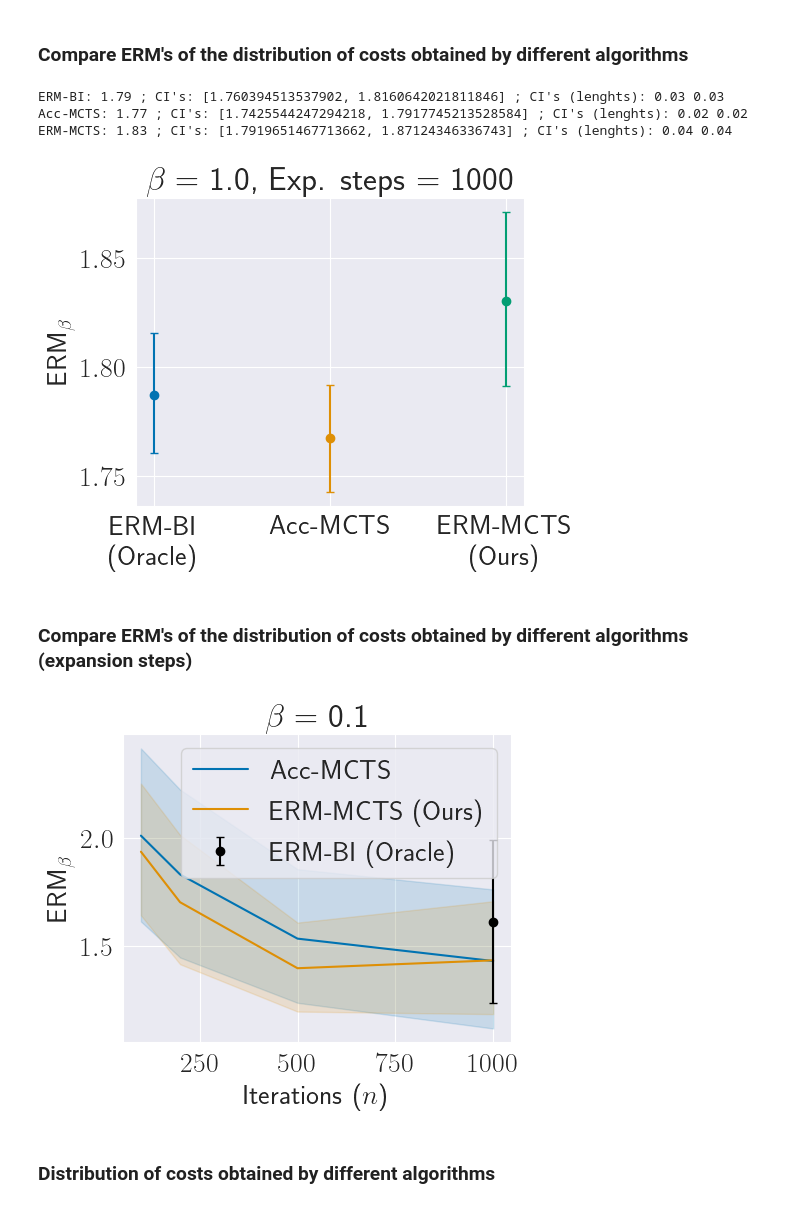
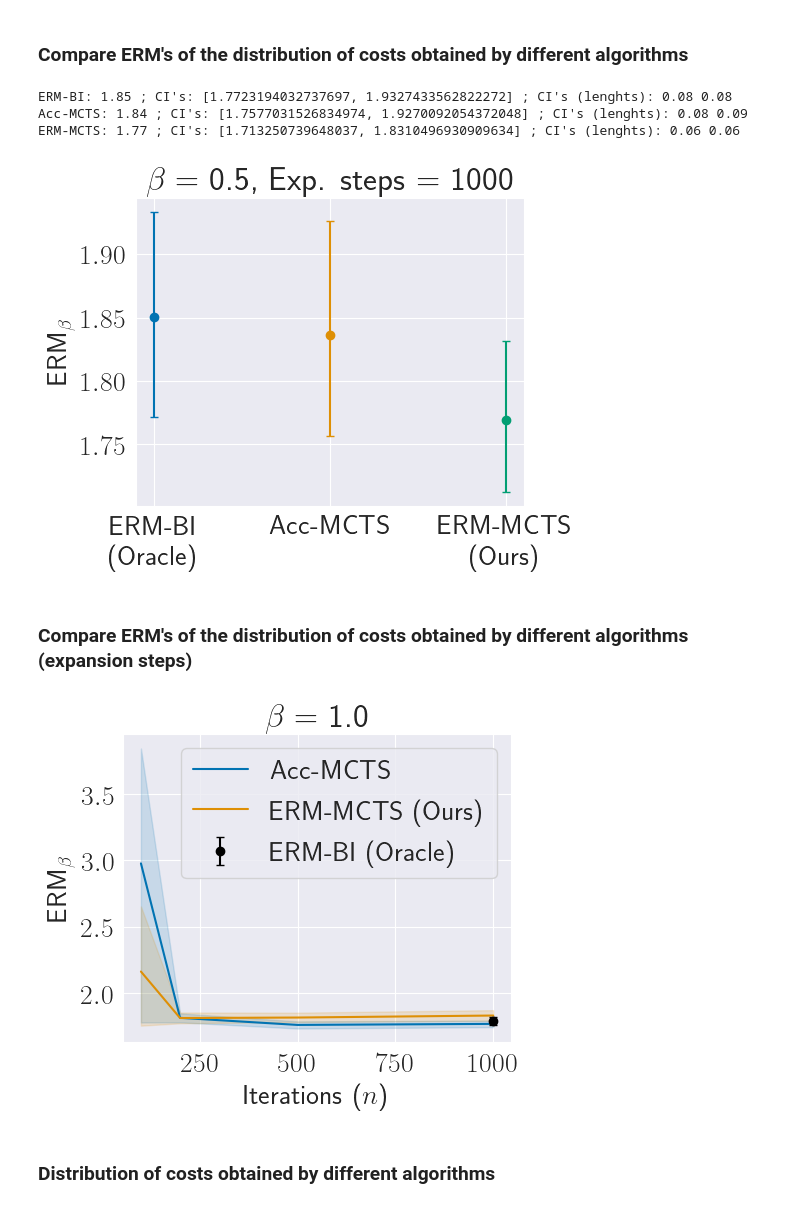
Before and after one commit to PPSantos/risk-aware-mcts, a Jupyter notebook: MDP-4-exps.ipynb, the cells around one changed output. Drawn from its saved outputs; the diff is of its cells as text; code cells hidden in the pictures.

```diff
--- a/erm_mcts.ipynb
+++ b/MDP-4-exps.ipynb
@@ -159,7 +157,7 @@ for erm_beta, erm_bi_path in erm_bi_paths.items():
 # %% [markdown]
 ### Compare ERM's of the distribution of costs obtained by different algorithms
 # %%
-erm_beta_to_plot = 1.0
+erm_beta_to_plot = 0.5
 exp_steps_to_plot = 1_000
 
 plt.figure(figsize=(5.0, 4.0))
@@ -212,14 +210,14 @@ plt.ylabel(r"ERM$_\beta$")
 # plt.savefig(f'figs/{mdp_name}_plot2.pdf', bbox_inches='tight', pad_inches=0)
 plt.show()
 # %% [output]
-ERM-BI: 1.79 ; CI's: [1.760394513537902, 1.8160642021811846] ; CI's (lenghts): 0.03 0.03
-Acc-MCTS: 1.77 ; CI's: [1.7425544247294218, 1.7917745213528584] ; CI's (lenghts): 0.02 0.02
-ERM-MCTS: 1.83 ; CI's: [1.7919651467713662, 1.87124346336743] ; CI's (lenghts): 0.04 0.04
+ERM-BI: 1.85 ; CI's: [1.7723194032737697, 1.9327433562822272] ; CI's (lenghts): 0.08 0.08
+Acc-MCTS: 1.84 ; CI's: [1.7577031526834974, 1.9270092054372048] ; CI's (lenghts): 0.08 0.09
+ERM-MCTS: 1.77 ; CI's: [1.713250739648037, 1.8310496930909634] ; CI's (lenghts): 0.06 0.06
-[figure, old version]
+[figure, new version]
 # %% [markdown]
 ### Compare ERM's of the distribution of costs obtained by different algorithms (expansion steps)
 # %%
-erm_beta_to_plot = 0.1
+erm_beta_to_plot = 1.0
 exp_steps_to_plot = [100, 200, 500, 1_000]
 
 fig, ax = plt.subplots(figsize=(5.0, 4.0))
@@ -244,34 +242,34 @@ p = plt.plot(exp_steps_to_plot, ys, label="ERM-MCTS (Ours)")
 cis = np.array(cis)
 plt.fill_between(exp_steps_to_plot, cis[:,0], cis[:,1], color=p[0].get_color(), alpha=0.15)
 
 # ERM-BI
 erm_val = calculate_erm(np.array(erm_bi_data[erm_beta_to_plot]["f_vals"]), beta=erm_beta_to_plot)
 cis = erm_ci(np.array(erm_bi_data[erm_beta_to_plot]["f_vals"]), beta=erm_beta_to_plot)
 errors = np.array([erm_val - cis[0], cis[1] - erm_val]).reshape(-1,1)
 plt.errorbar(1_000, erm_val, yerr=errors, capsize=3, fmt='o', label="ERM-BI (Oracle)",c='black')
 
 # ax.set_ylim([-1.5,-0.2])
 plt.grid()
 plt.legend(loc=1)
 
 plt.title(r'$\beta=$ ' + str(erm_beta_to_plot))
 plt.ylabel(r"ERM$_{\beta}$")
 
 plt.xlabel(r"Iterations ($n$)")
 
 os.makedirs("figs/", exist_ok=True)
 plt.savefig(f'figs/mdp-4-exp-steps-beta-{erm_beta_to_plot}.pdf', bbox_inches='tight', pad_inches=0)
 plt.show()
 
 # Code to save the legend only.
 #label_params = ax.get_legend_handles_labels()
 #figl, axl = plt.subplots()
 #axl.axis(False)
 #axl.legend(*label_params, loc="center", bbox_to_anchor=(0.5, 0.5), prop={"size":50}, ncols=3)
 #os.makedirs("figs/", exist_ok=True)
 #plt.savefig(f'figs/legend.pdf', bbox_inches='tight', pad_inches=0)
 # %% [output]
-[figure, old version]
+[figure, new version]
 # %% [markdown]
 ### Distribution of costs obtained by different algorithms
 # %%
```
Also changed, not shown: parts of 2 cells of this notebook.
